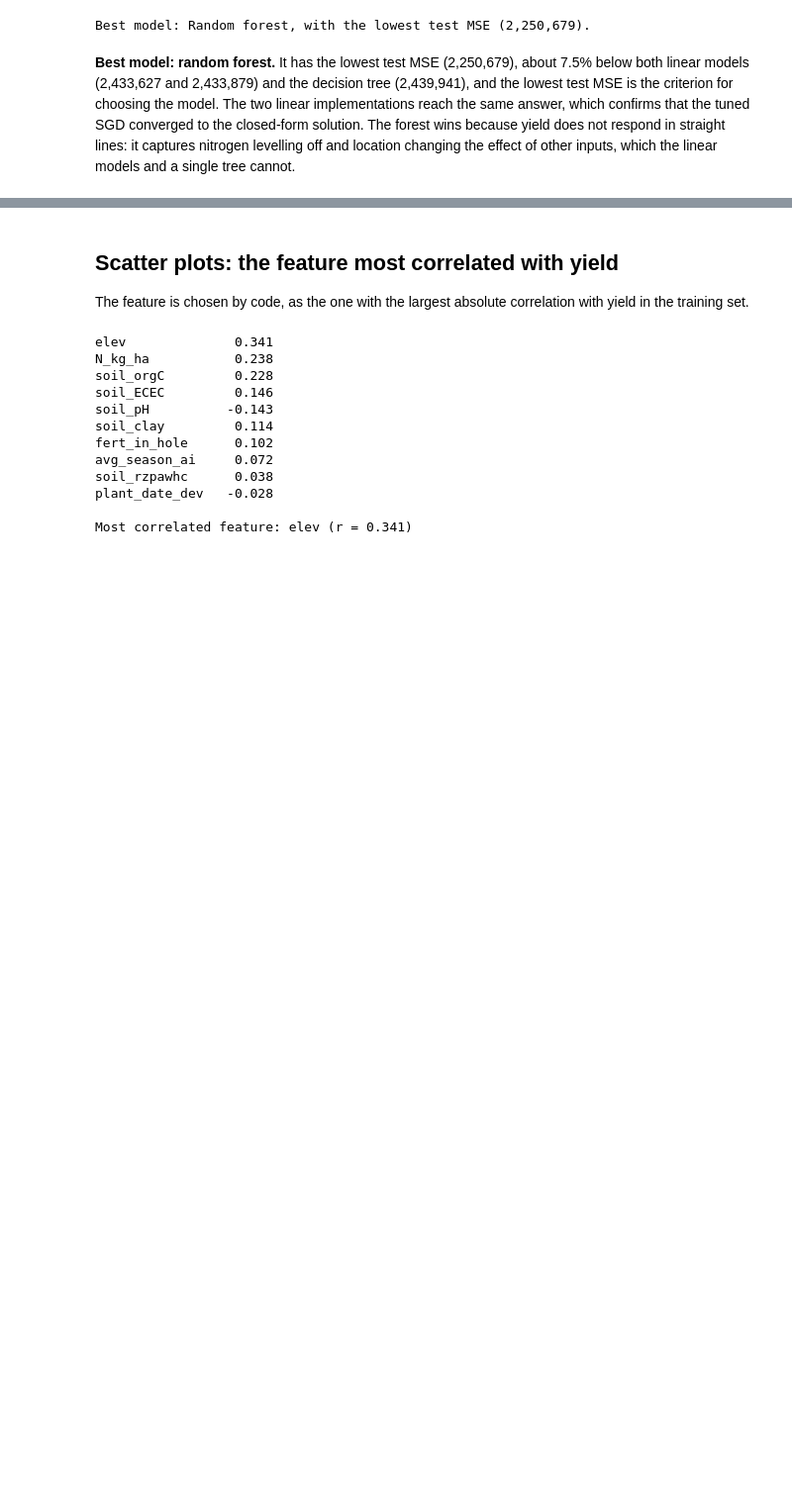
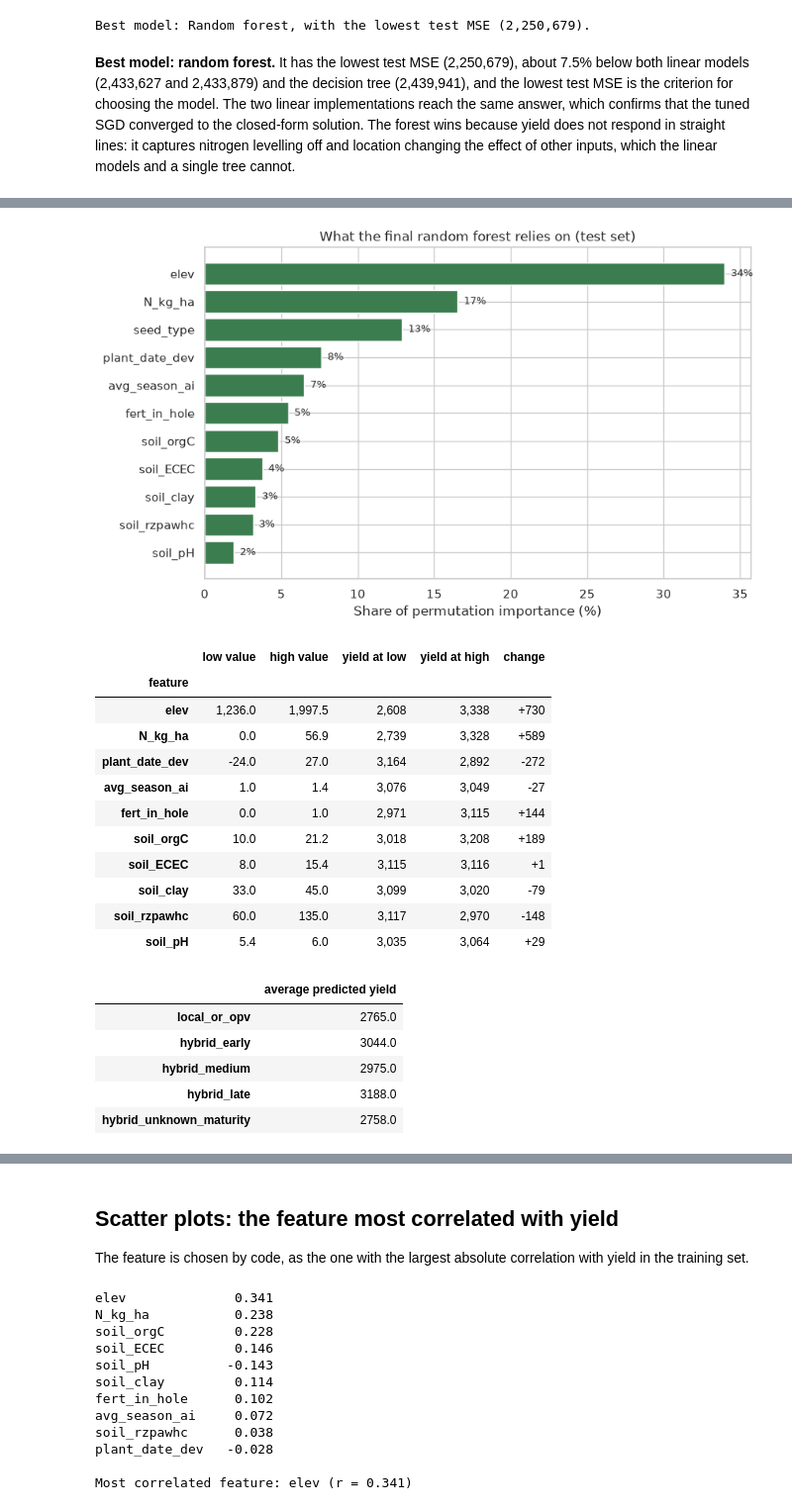
Before and after one commit to Kiguru-Alu/linear_regression_model, a Jupyter notebook: summative/linear_regression/multivariate.ipynb, the cells around one changed output, grey strips where cells are left out. Shown at 99% size. Cells and saved outputs as stored; diff of their text form; code cells hidden in the pictures; blank space fills up the shorter version.

Commit message:
notebook: finalizing feature importance of the final model

```diff
--- a/summative/linear_regression/multivariate.ipynb
+++ b/summative/linear_regression/multivariate.ipynb
@@ -634,0 +639,51 @@ Best model: Random forest, with the lowest test MSE (2,250,679).
+# %%
+final_model = models[best_name]
+final_permutation = permutation_importance(final_model, X_test, y_test, scoring="neg_mean_squared_error",
+                                           n_repeats=20, random_state=RANDOM_STATE, n_jobs=-1)
+final_importance = pd.Series(final_permutation.importances_mean, index=FEATURES).clip(lower=0)
+final_share = (final_importance / final_importance.sum() * 100).sort_values()
+
+fig, ax = plt.subplots(figsize=(9, 5.5))
+ax.barh(final_share.index, final_share.values, color="#3b7d4f")
+for position, share in enumerate(final_share.values):
+    ax.text(share + 0.4, position, f"{share:.0f}%", va="center", fontsize=9)
+ax.set(title="What the final random forest relies on (test set)", xlabel="Share of permutation importance (%)")
+plt.show()
+
+
+def average_prediction(feature, value):
+    changed = X_train.copy()
+    changed[feature] = value
+    return final_model.predict(changed).mean()
+
+
+direction = []
+for feature in NUMERIC_FEATURES:
+    low, high = (0, 1) if feature == "fert_in_hole" else X_train[feature].quantile([0.1, 0.9])
+    low_yield, high_yield = average_prediction(feature, low), average_prediction(feature, high)
+    direction.append({"feature": feature, "low value": low, "high value": high, "yield at low": low_yield,
+                      "yield at high": high_yield, "change": high_yield - low_yield})
+display(pd.DataFrame(direction).set_index("feature").loc[final_share.index[::-1].drop("seed_type")].style.format(
+    {"low value": "{:,.1f}", "high value": "{:,.1f}", "yield at low": "{:,.0f}", "yield at high": "{:,.0f}",
+     "change": "{:+,.0f}"}))
+pd.Series({seed: average_prediction("seed_type", seed) for seed in SEED_TYPES}, name="average predicted yield").round(0).to_frame()
+# %% [output]
+[figure, added]
+|  | low value | high value | yield at low | yield at high | change |
+| feature |  |  |  |  |  |
+| elev | 1,236.0 | 1,997.5 | 2,608 | 3,338 | +730 |
+| N_kg_ha | 0.0 | 56.9 | 2,739 | 3,328 | +589 |
+| plant_date_dev | -24.0 | 27.0 | 3,164 | 2,892 | -272 |
+| avg_season_ai | 1.0 | 1.4 | 3,076 | 3,049 | -27 |
+| fert_in_hole | 0.0 | 1.0 | 2,971 | 3,115 | +144 |
+| soil_orgC | 10.0 | 21.2 | 3,018 | 3,208 | +189 |
+| soil_ECEC | 8.0 | 15.4 | 3,115 | 3,116 | +1 |
+| soil_clay | 33.0 | 45.0 | 3,099 | 3,020 | -79 |
+| soil_rzpawhc | 60.0 | 135.0 | 3,117 | 2,970 | -148 |
+| soil_pH | 5.4 | 6.0 | 3,035 | 3,064 | +29 |
+|  | average predicted yield |
+| local_or_opv | 2765.0 |
+| hybrid_early | 3044.0 |
+| hybrid_medium | 2975.0 |
+| hybrid_late | 3188.0 |
+| hybrid_unknown_maturity | 2758.0 |
```
Also changed, not shown: parts of 2 cells of this notebook.
